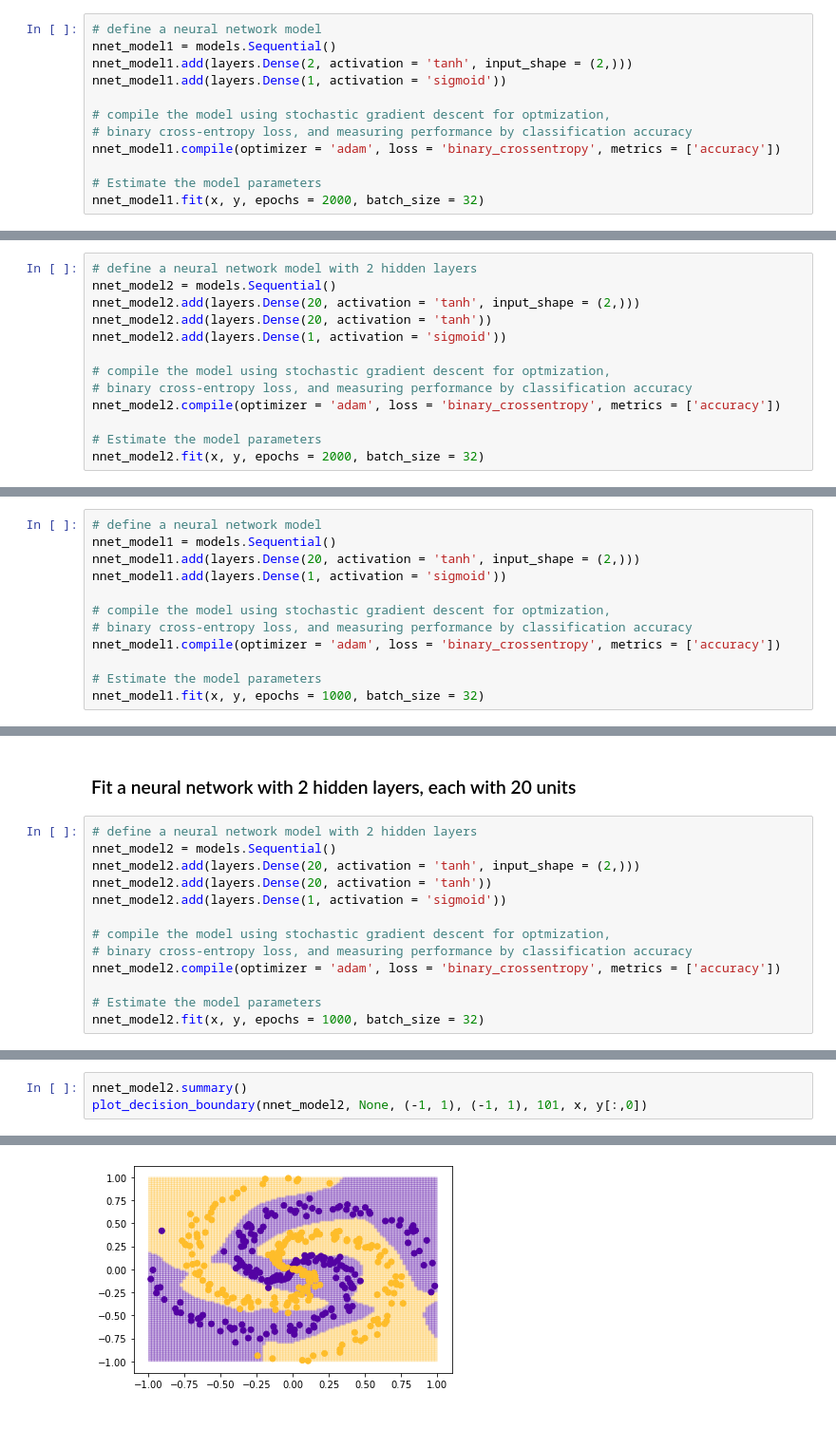
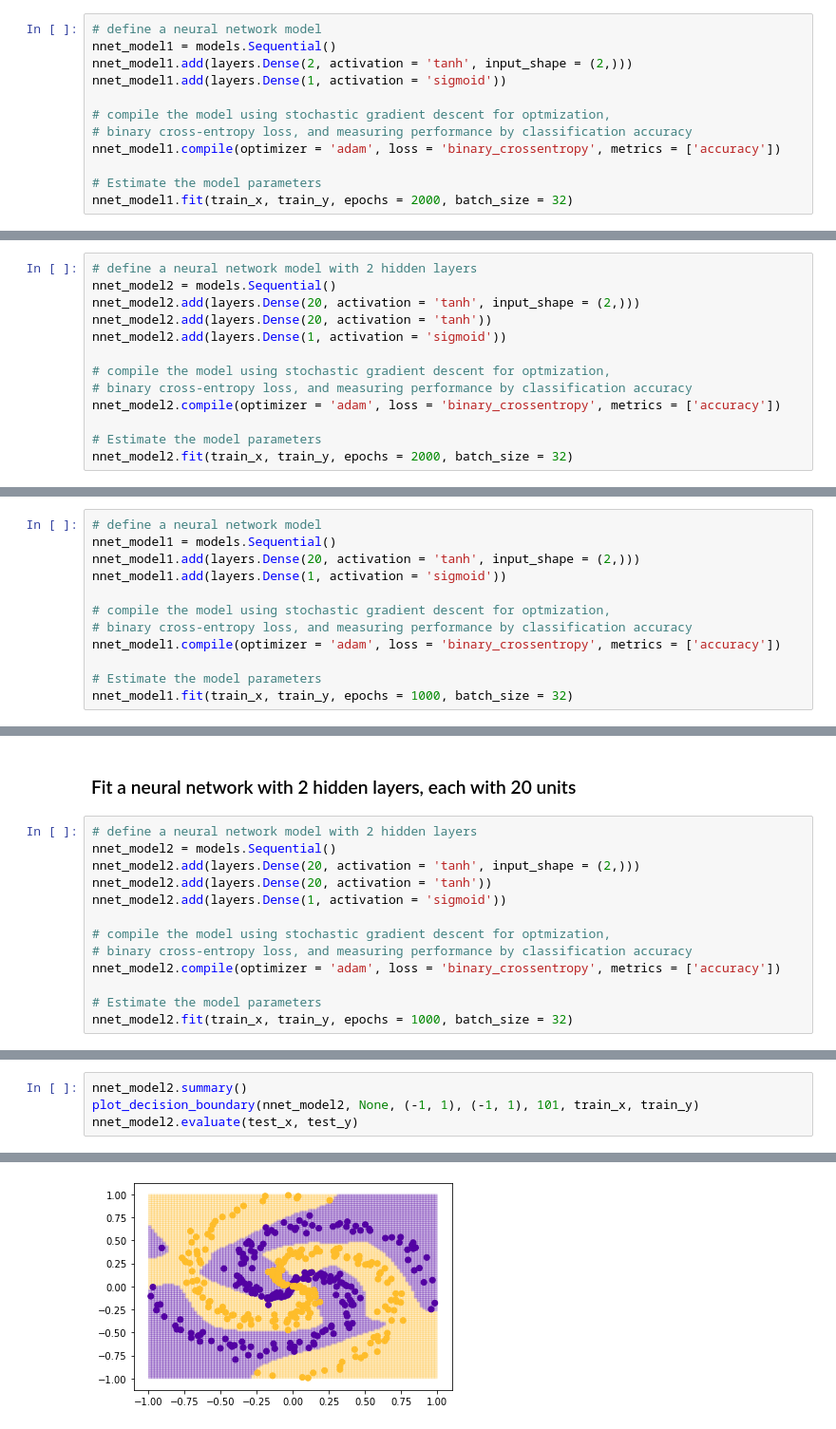
Before and after one commit to mhc-stat344ne-s2020/20200122_examples, a Jupyter notebook: 20200122_examples.ipynb, the cells around one changed output, grey strips where cells are left out. Shown at 95% size. Saved outputs shown, nothing was run; the diff lists cells and outputs as text.

```diff
--- a/20200122_examples.ipynb
+++ b/20200122_examples.ipynb
@@ -239,6 +335,6 @@ nnet_model1.add(layers.Dense(1, activation = 'sigmoid'))
 nnet_model1.compile(optimizer = 'adam', loss = 'binary_crossentropy', metrics = ['accuracy'])
 
 # Estimate the model parameters
-nnet_model1.fit(x, y, epochs = 2000, batch_size = 32)
+nnet_model1.fit(train_x, train_y, epochs = 2000, batch_size = 32)
 # %% [output]
 Epoch 1/2000
@@ -278,5 +389,5 @@ nnet_model2.add(layers.Dense(1, activation = 'sigmoid'))
 nnet_model2.compile(optimizer = 'adam', loss = 'binary_crossentropy', metrics = ['accuracy'])
 
 # Estimate the model parameters
-nnet_model2.fit(x, y, epochs = 2000, batch_size = 32)
+nnet_model2.fit(train_x, train_y, epochs = 2000, batch_size = 32)
 # %% [output]
@@ -345,6 +490,6 @@ nnet_model1.add(layers.Dense(1, activation = 'sigmoid'))
 nnet_model1.compile(optimizer = 'adam', loss = 'binary_crossentropy', metrics = ['accuracy'])
 
 # Estimate the model parameters
-nnet_model1.fit(x, y, epochs = 1000, batch_size = 32)
+nnet_model1.fit(train_x, train_y, epochs = 1000, batch_size = 32)
 # %% [output]
 Epoch 1/1000
@@ -384,6 +544,6 @@ nnet_model2.add(layers.Dense(1, activation = 'sigmoid'))
 nnet_model2.compile(optimizer = 'adam', loss = 'binary_crossentropy', metrics = ['accuracy'])
 
 # Estimate the model parameters
-nnet_model2.fit(x, y, epochs = 1000, batch_size = 32)
+nnet_model2.fit(train_x, train_y, epochs = 1000, batch_size = 32)
 # %% [output]
 Epoch 1/1000
@@ -406,5 +566,6 @@ Epoch 1000/1000
 <keras.callbacks.History at 0x...>
 # %%
 nnet_model2.summary()
-plot_decision_boundary(nnet_model2, None, (-1, 1), (-1, 1), 101, x, y[:,0])
+plot_decision_boundary(nnet_model2, None, (-1, 1), (-1, 1), 101, train_x, train_y)
+nnet_model2.evaluate(test_x, test_y)
 # %% [output]
@@ -411 +586 @@ plot_decision_boundary(nnet_model2, None, (-1, 1), (-1, 1), 101, x, y[:,0])
-[figure, old version]
+[figure, new version]
```
Also changed, not shown: parts of 19 cells of this notebook.
